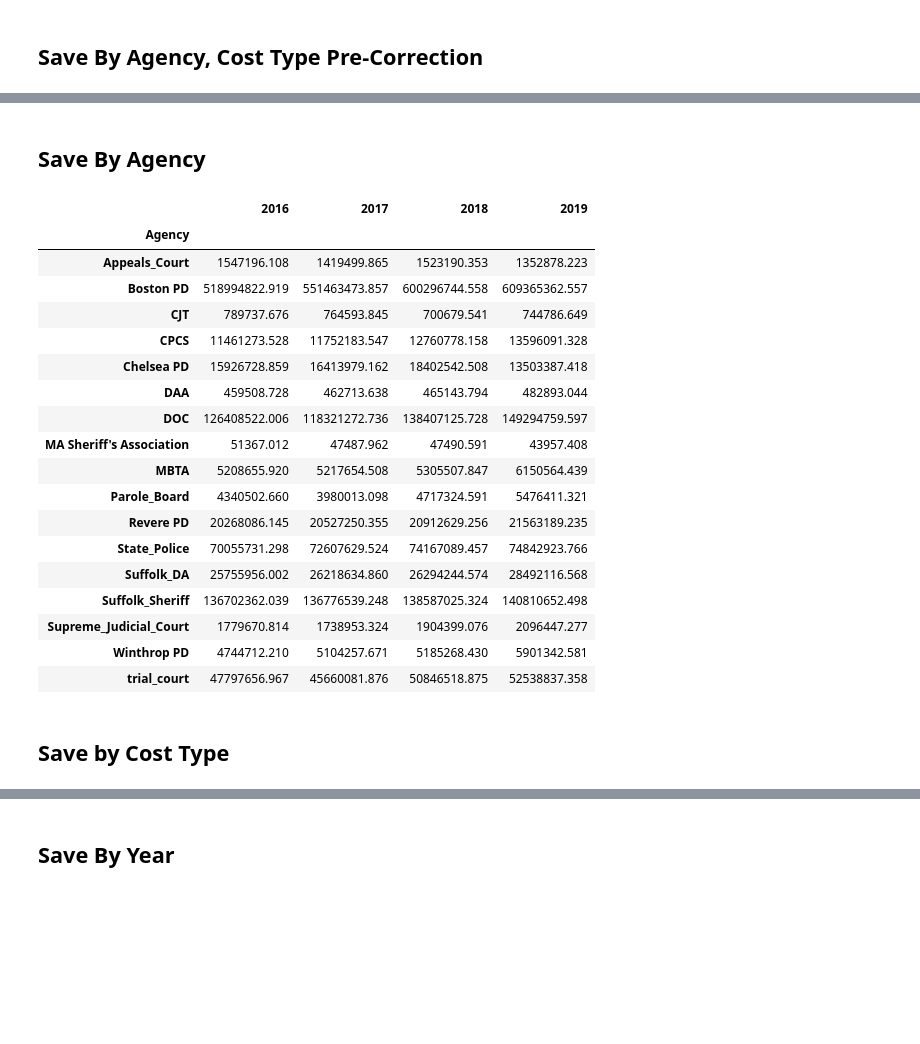
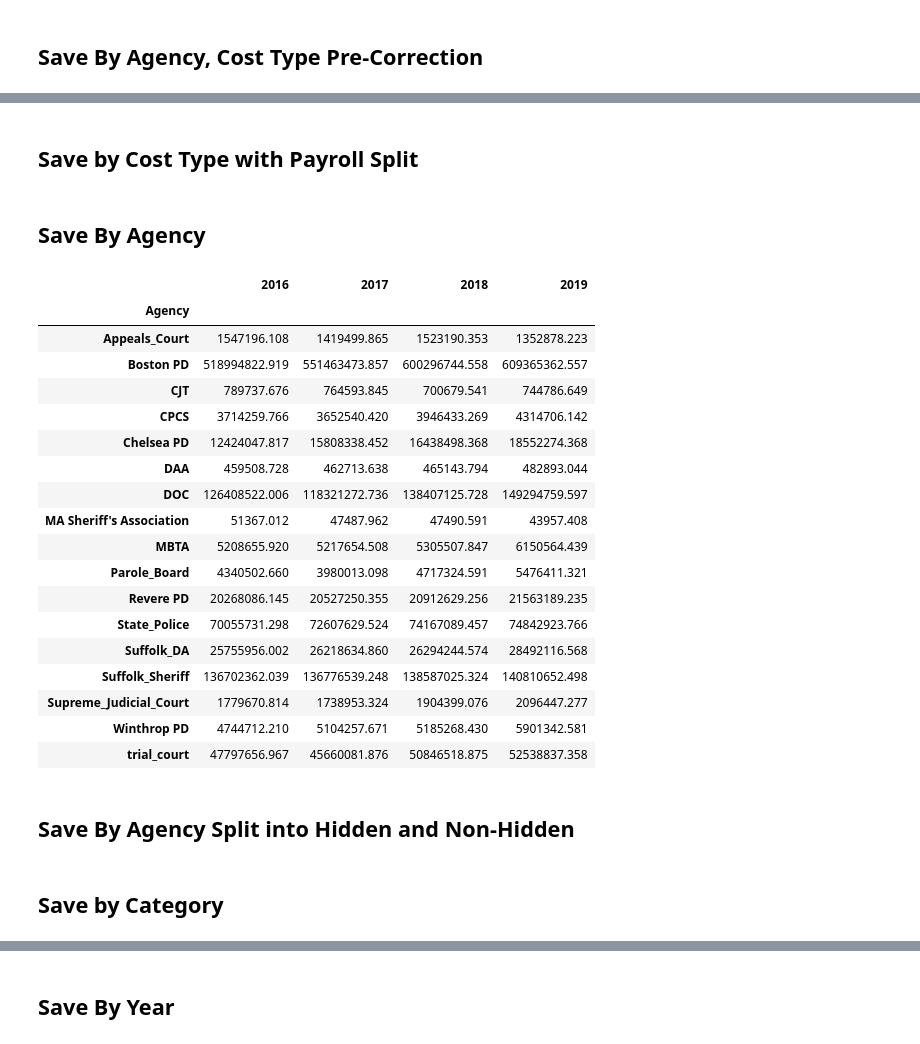
Before and after one commit to SashaWeinstein/Carceral_Budgeting, a Jupyter notebook: Final_Results/Generate_Final_Results.ipynb, the cells around one changed output, grey strips where cells are left out. Drawn from its saved outputs; the diff is of its cells as text; code cells hidden in the pictures; blank space fills up the shorter version.

```diff
--- a/Final_Results/Generate_Final_Results.ipynb
+++ b/Final_Results/Generate_Final_Results.ipynb
@@ -95,0 +77,2 @@ final_by_agency_type.to_csv("Final_by_Agency_Type.csv")
+# %% [markdown]
+## Save by Cost Type with Payroll Split
@@ -96,26 +82,26 @@ final_by_agency_type.to_csv("Final_by_Agency_Type.csv")
 # %% [markdown]
 ## Save By Agency
-# %%
-final_by_agency = final_by_agency_type.groupby("Agency").sum()[yr]
-final_by_agency
-# %% [output]
-|  | 2016 | 2017 | 2018 | 2019 |
-| Agency |  |  |  |  |
-| Appeals_Court | 1547196.108 | 1419499.865 | 1523190.353 | 1352878.223 |
-| Boston PD | 518994822.919 | 551463473.857 | 600296744.558 | 609365362.557 |
-| CJT | 789737.676 | 764593.845 | 700679.541 | 744786.649 |
-| CPCS | 11461273.528 | 11752183.547 | 12760778.158 | 13596091.328 |
-| Chelsea PD | 15926728.859 | 16413979.162 | 18402542.508 | 13503387.418 |
-| DAA | 459508.728 | 462713.638 | 465143.794 | 482893.044 |
-| DOC | 126408522.006 | 118321272.736 | 138407125.728 | 149294759.597 |
-| MA Sheriff's Association | 51367.012 | 47487.962 | 47490.591 | 43957.408 |
-| MBTA | 5208655.920 | 5217654.508 | 5305507.847 | 6150564.439 |
-| Parole_Board | 4340502.660 | 3980013.098 | 4717324.591 | 5476411.321 |
-| Revere PD | 20268086.145 | 20527250.355 | 20912629.256 | 21563189.235 |
-| State_Police | 70055731.298 | 72607629.524 | 74167089.457 | 74842923.766 |
-| Suffolk_DA | 25755956.002 | 26218634.860 | 26294244.574 | 28492116.568 |
-| Suffolk_Sheriff | 136702362.039 | 136776539.248 | 138587025.324 | 140810652.498 |
-| Supreme_Judicial_Court | 1779670.814 | 1738953.324 | 1904399.076 | 2096447.277 |
-| Winthrop PD | 4744712.210 | 5104257.671 | 5185268.430 | 5901342.581 |
-| trial_court | 47797656.967 | 45660081.876 | 50846518.875 | 52538837.358 |
+# %%
+by_agency = Final_Results.get_by_Agency()
+by_agency
+# %% [output]
+|  | 2016 | 2017 | 2018 | 2019 |
+| Agency |  |  |  |  |
+| Appeals_Court | 1547196.108 | 1419499.865 | 1523190.353 | 1352878.223 |
+| Boston PD | 518994822.919 | 551463473.857 | 600296744.558 | 609365362.557 |
+| CJT | 789737.676 | 764593.845 | 700679.541 | 744786.649 |
+| CPCS | 3714259.766 | 3652540.420 | 3946433.269 | 4314706.142 |
+| Chelsea PD | 12424047.817 | 15808338.452 | 16438498.368 | 18552274.368 |
+| DAA | 459508.728 | 462713.638 | 465143.794 | 482893.044 |
+| DOC | 126408522.006 | 118321272.736 | 138407125.728 | 149294759.597 |
+| MA Sheriff's Association | 51367.012 | 47487.962 | 47490.591 | 43957.408 |
+| MBTA | 5208655.920 | 5217654.508 | 5305507.847 | 6150564.439 |
+| Parole_Board | 4340502.660 | 3980013.098 | 4717324.591 | 5476411.321 |
+| Revere PD | 20268086.145 | 20527250.355 | 20912629.256 | 21563189.235 |
+| State_Police | 70055731.298 | 72607629.524 | 74167089.457 | 74842923.766 |
+| Suffolk_DA | 25755956.002 | 26218634.860 | 26294244.574 | 28492116.568 |
+| Suffolk_Sheriff | 136702362.039 | 136776539.248 | 138587025.324 | 140810652.498 |
+| Supreme_Judicial_Court | 1779670.814 | 1738953.324 | 1904399.076 | 2096447.277 |
+| Winthrop PD | 4744712.210 | 5104257.671 | 5185268.430 | 5901342.581 |
+| trial_court | 47797656.967 | 45660081.876 | 50846518.875 | 52538837.358 |
 # %%
@@ -122,0 +109,2 @@ final_by_agency.to_csv("Final_by_Agency.csv")
+# %% [markdown]
+## Save By Agency Split into Hidden and Non-Hidden
@@ -123,2 +114,2 @@ final_by_agency.to_csv("Final_by_Agency.csv")
 # %% [markdown]
-## Save by Cost Type
+## Save by Category
```
Also changed, not shown: parts of 30 cells of this notebook, 25 other files.
